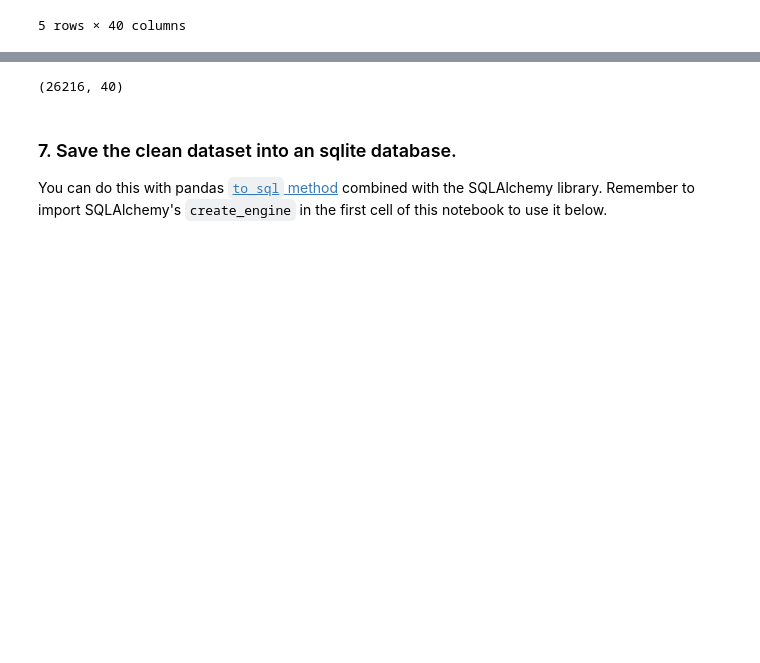
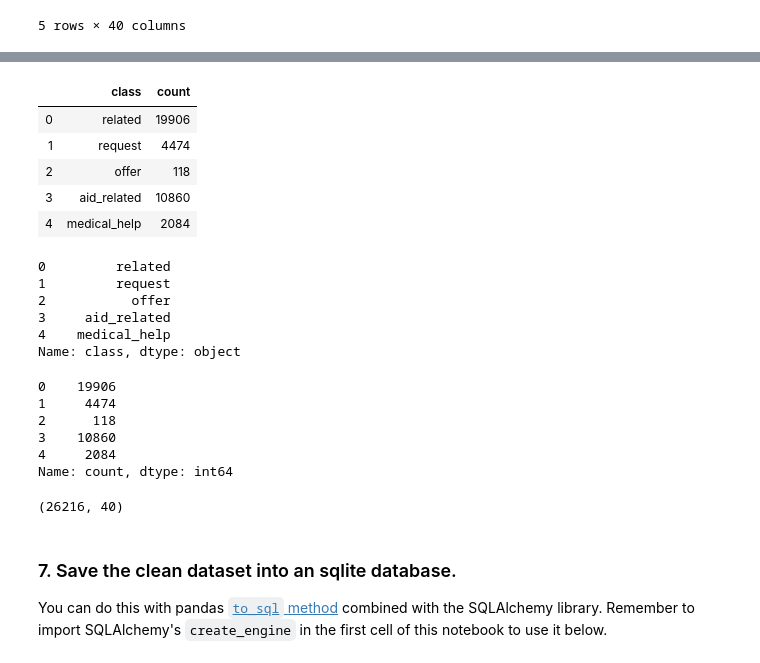
Before and after one commit to gj0706/disaster_response_pipeline, a Jupyter notebook: data_preprocess/ETL Pipeline Preparation.ipynb, the cells around one changed output, grey strips where cells are left out. Cells and saved outputs as stored; diff of their text form; code cells hidden in the pictures; blank space fills up the shorter version.

```diff
--- a/data_preprocess/ETL Pipeline Preparation.ipynb
+++ b/data_preprocess/ETL Pipeline Preparation.ipynb
@@ -238,3 +251,33 @@ df.head()
+# %%
+class_df = (df[df.columns[4:]]==1).sum().reset_index().rename(columns={'index': 'class', 0: 'count'})
+class_df.head()
+# %% [output]
+|  | class | count |
+| 0 | related | 19906 |
+| 1 | request | 4474 |
+| 2 | offer | 118 |
+| 3 | aid_related | 10860 |
+| 4 | medical_help | 2084 |
+# %%
+classes = class_df['class']
+classes.head()
+# %% [output]
+0         related
+1         request
+2           offer
+3     aid_related
+4    medical_help
+Name: class, dtype: object
+# %%
+class_counts = class_df['count']
+class_counts.head()
+# %% [output]
+0    19906
+1     4474
+2      118
+3    10860
+4     2084
+Name: count, dtype: int64
 # %%
 df.shape
 # %% [output]
```
Also changed, not shown: parts of 1 cell of this notebook.
